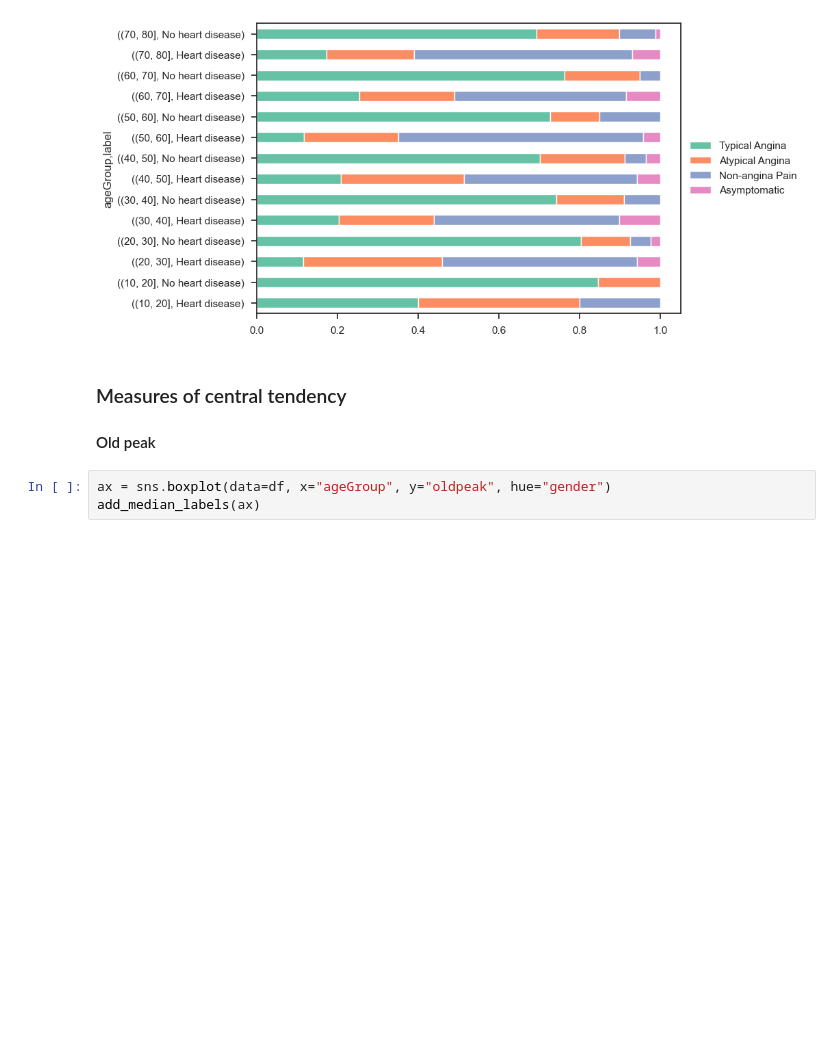
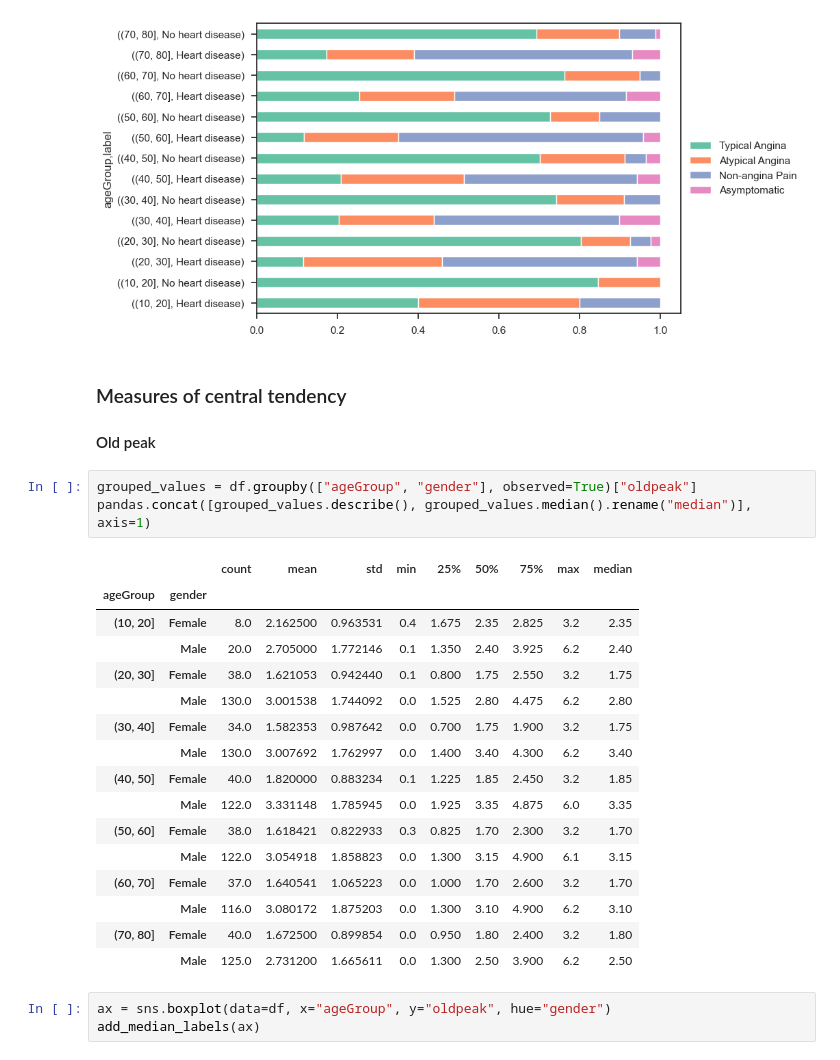
Before and after one commit to lexotero/kcl-7CCSONAR-analysis-and-reporting, a Jupyter notebook: src/notebook.ipynb, the cells around one changed output. Drawn from its saved outputs; the diff is of its cells as text; blank space fills up the shorter version.

Commit message:
mean median std and percentiles

```diff
--- a/src/notebook.ipynb
+++ b/src/notebook.ipynb
@@ -258,6 +258,26 @@ pct_distribution.plot.barh(stacked=True).legend(loc='center left', bbox_to_ancho
 ### Measures of central tendency
 
 #### Old peak
+# %%
+grouped_values = df.groupby(["ageGroup", "gender"], observed=True)["oldpeak"]
+pandas.concat([grouped_values.describe(), grouped_values.median().rename("median")], axis=1)
+# %% [output]
+|  |  | count | mean | std | min | 25% | 50% | 75% | max | median |
+| ageGroup | gender |  |  |  |  |  |  |  |  |  |
+| (10, 20] | Female | 8.0 | 2.162500 | 0.963531 | 0.4 | 1.675 | 2.35 | 2.825 | 3.2 | 2.35 |
+|  | Male | 20.0 | 2.705000 | 1.772146 | 0.1 | 1.350 | 2.40 | 3.925 | 6.2 | 2.40 |
+| (20, 30] | Female | 38.0 | 1.621053 | 0.942440 | 0.1 | 0.800 | 1.75 | 2.550 | 3.2 | 1.75 |
+|  | Male | 130.0 | 3.001538 | 1.744092 | 0.0 | 1.525 | 2.80 | 4.475 | 6.2 | 2.80 |
+| (30, 40] | Female | 34.0 | 1.582353 | 0.987642 | 0.0 | 0.700 | 1.75 | 1.900 | 3.2 | 1.75 |
+|  | Male | 130.0 | 3.007692 | 1.762997 | 0.0 | 1.400 | 3.40 | 4.300 | 6.2 | 3.40 |
+| (40, 50] | Female | 40.0 | 1.820000 | 0.883234 | 0.1 | 1.225 | 1.85 | 2.450 | 3.2 | 1.85 |
+|  | Male | 122.0 | 3.331148 | 1.785945 | 0.0 | 1.925 | 3.35 | 4.875 | 6.0 | 3.35 |
+| (50, 60] | Female | 38.0 | 1.618421 | 0.822933 | 0.3 | 0.825 | 1.70 | 2.300 | 3.2 | 1.70 |
+|  | Male | 122.0 | 3.054918 | 1.858823 | 0.0 | 1.300 | 3.15 | 4.900 | 6.1 | 3.15 |
+| (60, 70] | Female | 37.0 | 1.640541 | 1.065223 | 0.0 | 1.000 | 1.70 | 2.600 | 3.2 | 1.70 |
+|  | Male | 116.0 | 3.080172 | 1.875203 | 0.0 | 1.300 | 3.10 | 4.900 | 6.2 | 3.10 |
+| (70, 80] | Female | 40.0 | 1.672500 | 0.899854 | 0.0 | 0.950 | 1.80 | 2.400 | 3.2 | 1.80 |
+|  | Male | 125.0 | 2.731200 | 1.665611 | 0.0 | 1.300 | 2.50 | 3.900 | 6.2 | 2.50 |
 # %%
 ax = sns.boxplot(data=df, x="ageGroup", y="oldpeak", hue="gender")
 add_median_labels(ax)
```
Also changed, not shown: parts of 6 cells of this notebook.
